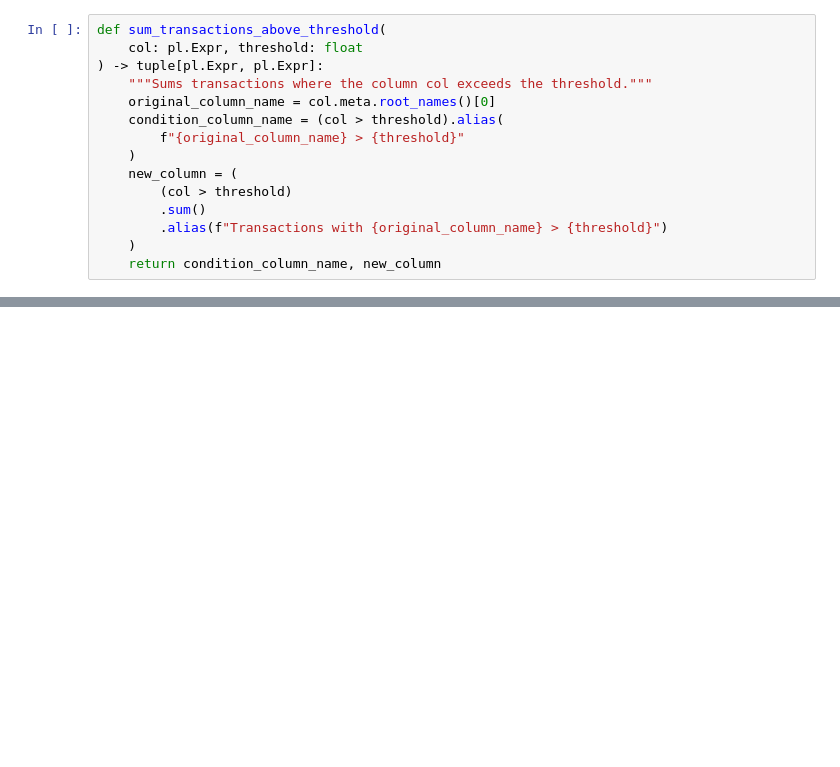
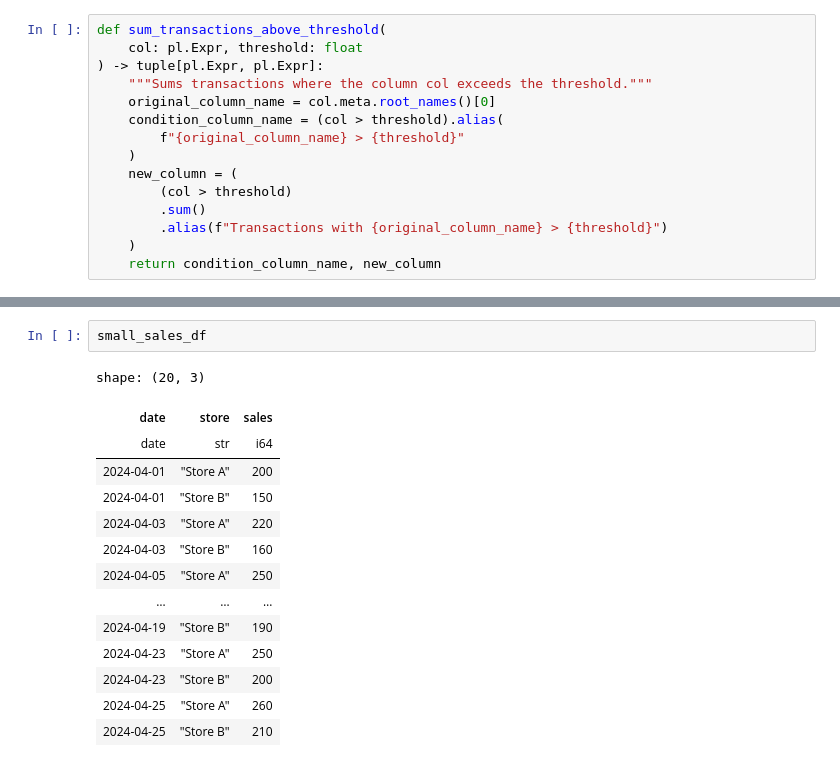
Before and after one commit to asenetcky/python-polars-the-definitive-guide, a Jupyter notebook: ch13-me.ipynb, the cells around one changed output, grey strips where cells are left out. Cells and saved outputs as stored; diff of their text form; blank space fills up the shorter version.

```diff
--- a/ch13-me.ipynb
+++ b/ch13-me.ipynb
@@ -338,0 +471,17 @@ shape: (1, 5)
+# %%
+small_sales_df
+# %% [output]
+shape: (20, 3)
+| date | store | sales |
+| date | str | i64 |
+| 2024-04-01 | "Store A" | 200 |
+| 2024-04-01 | "Store B" | 150 |
+| 2024-04-03 | "Store A" | 220 |
+| 2024-04-03 | "Store B" | 160 |
+| 2024-04-05 | "Store A" | 250 |
+| … | … | … |
+| 2024-04-19 | "Store B" | 190 |
+| 2024-04-23 | "Store A" | 250 |
+| 2024-04-23 | "Store B" | 200 |
+| 2024-04-25 | "Store A" | 260 |
+| 2024-04-25 | "Store B" | 210 |
```
Also changed, not shown: parts of 23 cells of this notebook.
